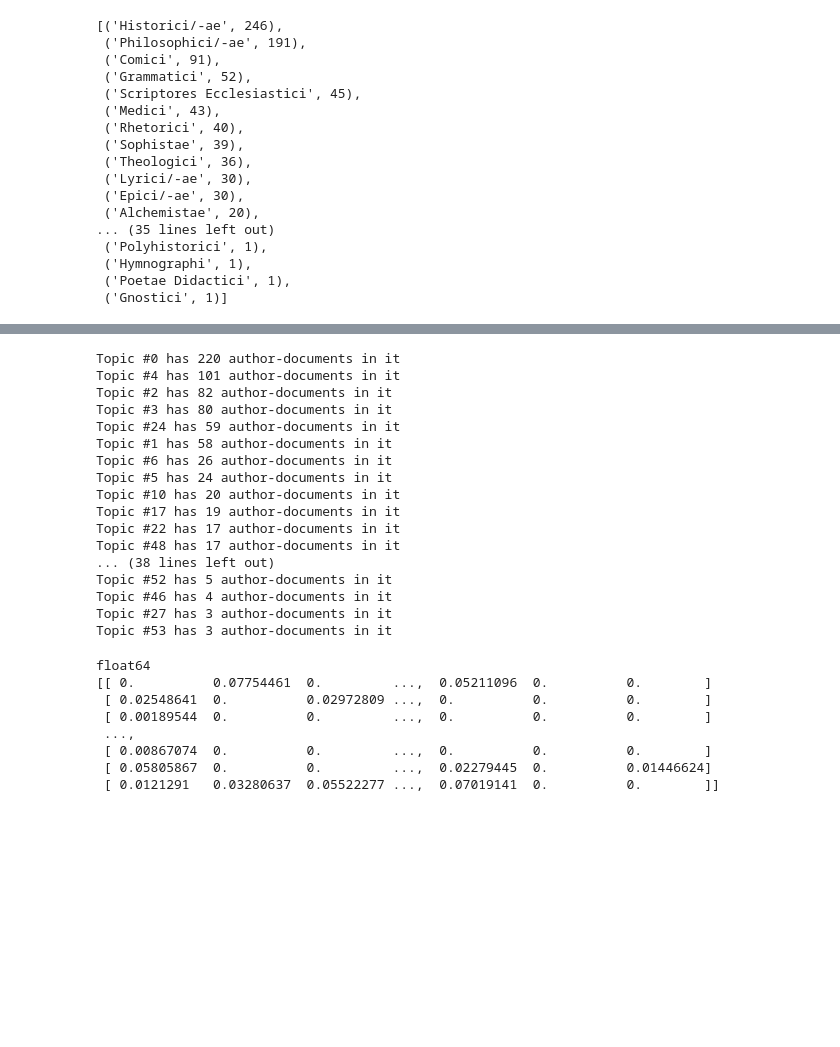
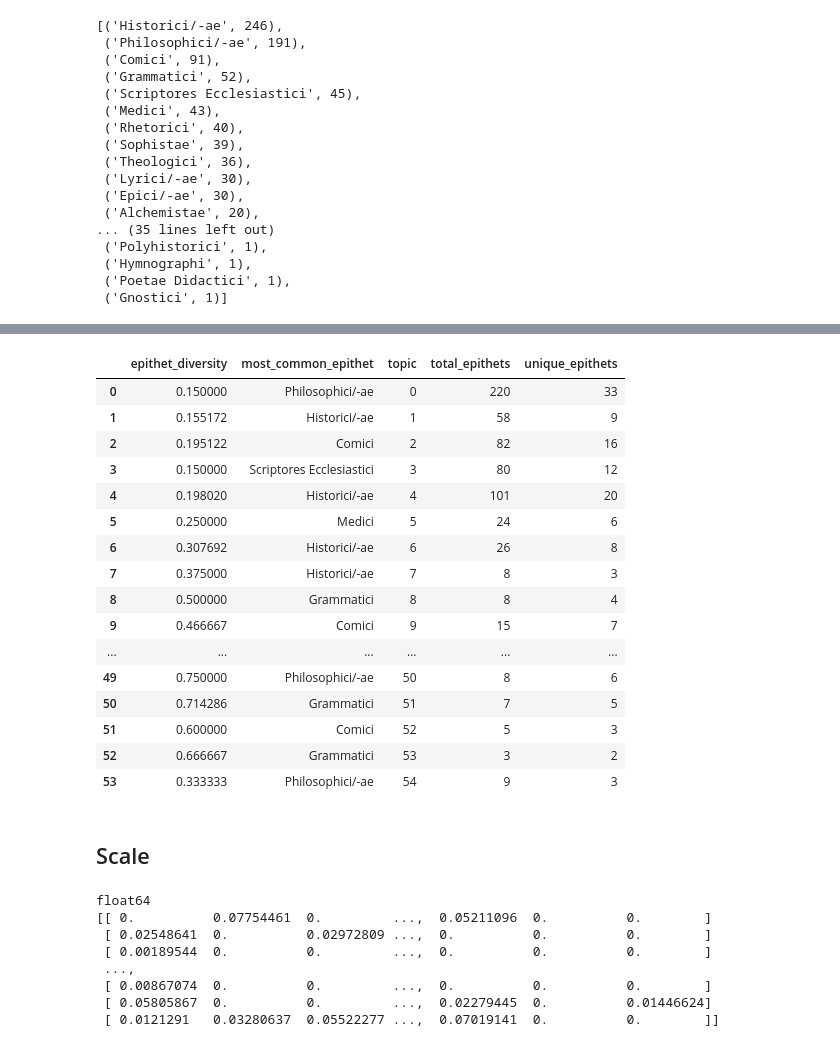
Before and after one commit to kylepjohnson/notebooks, a Jupyter notebook: public_talks/2016_10_26_harvard/2.2b Clustering (w doc reduction).ipynb, the cells around one changed output, grey strips where cells are left out. Drawn from its saved outputs; the diff is of its cells as text; code cells hidden in the pictures; blank space fills up the shorter version.

```diff
--- a/public_talks/2016_10_26_harvard/2.2b Clustering (w doc reduction).ipynb
+++ b/public_talks/2016_10_26_harvard/2.2b Clustering (w doc reduction).ipynb
@@ -391,31 +404,0 @@ dict(map_topic_epithets)
-# %%
-# least, most cohesive epithets
-# which epithet has the most topics associated with it?
-map_topics_count_epithet = {}
-for topic, epithet_list in map_topic_epithets.items():
-    map_topics_count_epithet[topic] = len(epithet_list)
-
-# map_topics_count_epithet
-sorted_list_tuples = sorted(map_topics_count_epithet.items(), key=lambda x:x[1], reverse=True)
-for topic_freq in sorted_list_tuples:
-    topic_number = str(topic_freq[0])
-    doc_freq = str(topic_freq[1])
-    print('Topic #{0} has {1} author-documents in it'.format(topic_number, doc_freq))
-# %% [output]
-Topic #0 has 220 author-documents in it
-Topic #4 has 101 author-documents in it
-Topic #2 has 82 author-documents in it
-Topic #3 has 80 author-documents in it
-Topic #24 has 59 author-documents in it
-Topic #1 has 58 author-documents in it
-Topic #6 has 26 author-documents in it
-Topic #5 has 24 author-documents in it
-Topic #10 has 20 author-documents in it
-Topic #17 has 19 author-documents in it
-Topic #22 has 17 author-documents in it
-Topic #48 has 17 author-documents in it
-... (38 lines left out)
-Topic #52 has 5 author-documents in it
-Topic #46 has 4 author-documents in it
-Topic #27 has 3 author-documents in it
-Topic #53 has 3 author-documents in it
@@ -422,3 +407,39 @@ Topic #53 has 3 author-documents in it
+# %%
+all_topic_stats = []
+for topic, epithets in map_topic_epithets.items():
+    total_epithets = len(epithets)
+    unique_epithets = len(set(epithets))
+    c = Counter(epithets)
+    most_common_epithet = c.most_common()[0][0]
+    epithet_diversity = unique_epithets / total_epithets
+    topic_stats = {'topic': topic,
+                    'total_epithets': total_epithets,
+                    'unique_epithets': unique_epithets,
+                    'most_common_epithet': most_common_epithet,
+                    'epithet_diversity': epithet_diversity}
+    all_topic_stats.append(topic_stats)
+df = pandas.DataFrame(all_topic_stats)
+df
+# %% [output]
+|  | epithet_diversity | most_common_epithet | topic | total_epithets | unique_epithets |
+| 0 | 0.150000 | Philosophici/-ae | 0 | 220 | 33 |
+| 1 | 0.155172 | Historici/-ae | 1 | 58 | 9 |
+| 2 | 0.195122 | Comici | 2 | 82 | 16 |
+| 3 | 0.150000 | Scriptores Ecclesiastici | 3 | 80 | 12 |
+| 4 | 0.198020 | Historici/-ae | 4 | 101 | 20 |
+| 5 | 0.250000 | Medici | 5 | 24 | 6 |
+| 6 | 0.307692 | Historici/-ae | 6 | 26 | 8 |
+| 7 | 0.375000 | Historici/-ae | 7 | 8 | 3 |
+| 8 | 0.500000 | Grammatici | 8 | 8 | 4 |
+| 9 | 0.466667 | Comici | 9 | 15 | 7 |
+| ... | ... | ... | ... | ... | ... |
+| 49 | 0.750000 | Philosophici/-ae | 50 | 8 | 6 |
+| 50 | 0.714286 | Grammatici | 51 | 7 | 5 |
+| 51 | 0.600000 | Comici | 52 | 5 | 3 |
+| 52 | 0.666667 | Grammatici | 53 | 3 | 2 |
+| 53 | 0.333333 | Philosophici/-ae | 54 | 9 | 3 |
+# %% [markdown]
+## Scale
 # %%
 # http://scikit-learn.org/stable/modules/clustering.html
 # %%
```
Also changed, not shown: parts of 8 cells of this notebook.
